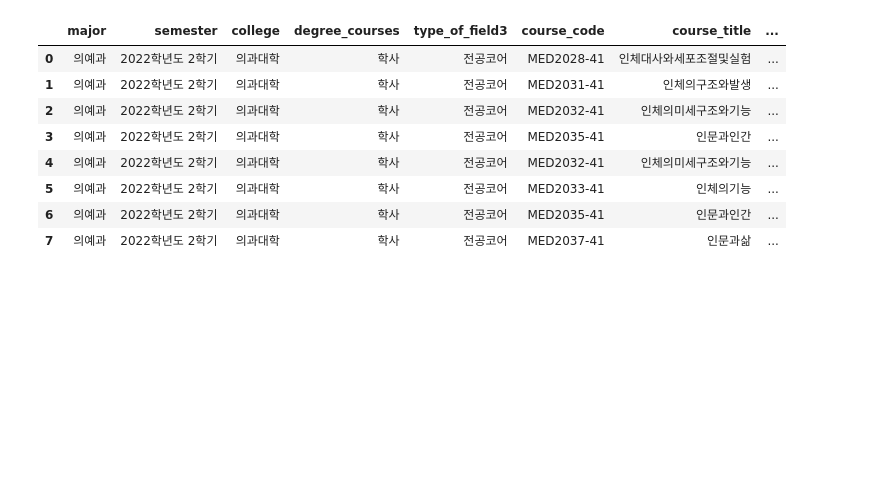
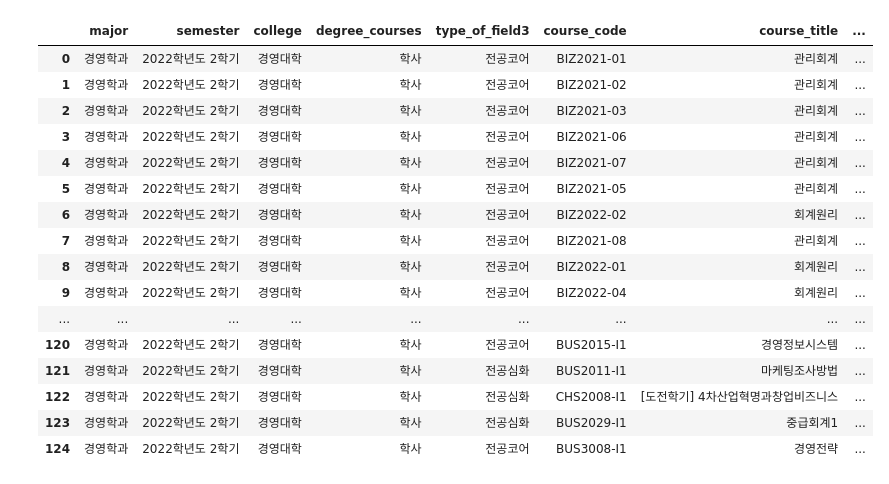
Before and after one commit to ownvoy/DSC3037-Fall-2022, a Jupyter notebook: datacleaning.ipynb, the cells around one changed output. Saved outputs shown, nothing was run; the diff lists cells and outputs as text; code cells hidden in the pictures; blank space fills up the shorter version.

```diff
--- a/datacleaning.ipynb
+++ b/datacleaning.ipynb
@@ -2,10 +2,10 @@
 import json, pandas as pd
 # %%
 import json, pandas as pd
-with open(r'D:\DSC3037\data\의예과\2022학년도 2학기.json',encoding='UTF8') as f:
+with open(r'D:\DSC3037\data\경영학과\2022학년도 2학기.json',encoding='UTF8') as f:
     js = json.loads(f.read()) ## json 라이브러리 이용
 df1 = pd.DataFrame(js)
-df1 = pd.read_json(r'D:\DSC3037\data\의예과\2022학년도 2학기.json',encoding='UTF8') ## pd.read_json 이용
+df1 = pd.read_json(r'D:\DSC3037\data\경영학과\2022학년도 2학기.json',encoding='UTF8') ## pd.read_json 이용
 df2_list = df1['course'].to_list()
 
 # 보기 삭제
@@ -63,38 +63,46 @@ for each in df2_list:
         each[-1] = temp
         each[-2] = 'nan'
 # df2_ list를 dataframe으로
 df1['course'] = df2_list
 
 collumnName = ['degree_courses',
                                     'type_of_field3',
                                     'course_code',
                                     'course_title',
                                     'course_title_english',
                                     'instructor',
                                     'campus',
                                     'type_of_field2',
                                     'credits(Hrs)',
                                     'classtime',
                                     'type_of_class1',
                                     'type_of_class2',
                                     'remarks']
 
 
 for idx, name in  enumerate(collumnName):
     df1[name] = df1['course'].str.get(idx)
 
 
 
 df1=df1.drop(['course'], axis='columns')
 pd.set_option('display.max_rows',None)
 df1
 # %% [output]
 |  | major | semester | college | degree_courses | type_of_field3 | course_code | course_title | ... |
-| 0 | 의예과 | 2022학년도 2학기 | 의과대학 | 학사 | 전공코어 | MED2028-41 | 인체대사와세포조절및실험 | ... |
-| 1 | 의예과 | 2022학년도 2학기 | 의과대학 | 학사 | 전공코어 | MED2031-41 | 인체의구조와발생 | ... |
-| 2 | 의예과 | 2022학년도 2학기 | 의과대학 | 학사 | 전공코어 | MED2032-41 | 인체의미세구조와기능 | ... |
-| 3 | 의예과 | 2022학년도 2학기 | 의과대학 | 학사 | 전공코어 | MED2035-41 | 인문과인간 | ... |
-| 4 | 의예과 | 2022학년도 2학기 | 의과대학 | 학사 | 전공코어 | MED2032-41 | 인체의미세구조와기능 | ... |
-| 5 | 의예과 | 2022학년도 2학기 | 의과대학 | 학사 | 전공코어 | MED2033-41 | 인체의기능 | ... |
-| 6 | 의예과 | 2022학년도 2학기 | 의과대학 | 학사 | 전공코어 | MED2035-41 | 인문과인간 | ... |
-| 7 | 의예과 | 2022학년도 2학기 | 의과대학 | 학사 | 전공코어 | MED2037-41 | 인문과삶 | ... |
+| 0 | 경영학과 | 2022학년도 2학기 | 경영대학 | 학사 | 전공코어 | BIZ2021-01 | 관리회계 | ... |
+| 1 | 경영학과 | 2022학년도 2학기 | 경영대학 | 학사 | 전공코어 | BIZ2021-02 | 관리회계 | ... |
+| 2 | 경영학과 | 2022학년도 2학기 | 경영대학 | 학사 | 전공코어 | BIZ2021-03 | 관리회계 | ... |
+| 3 | 경영학과 | 2022학년도 2학기 | 경영대학 | 학사 | 전공코어 | BIZ2021-06 | 관리회계 | ... |
+| 4 | 경영학과 | 2022학년도 2학기 | 경영대학 | 학사 | 전공코어 | BIZ2021-07 | 관리회계 | ... |
+| 5 | 경영학과 | 2022학년도 2학기 | 경영대학 | 학사 | 전공코어 | BIZ2021-05 | 관리회계 | ... |
+| 6 | 경영학과 | 2022학년도 2학기 | 경영대학 | 학사 | 전공코어 | BIZ2022-02 | 회계원리 | ... |
+| 7 | 경영학과 | 2022학년도 2학기 | 경영대학 | 학사 | 전공코어 | BIZ2021-08 | 관리회계 | ... |
+| 8 | 경영학과 | 2022학년도 2학기 | 경영대학 | 학사 | 전공코어 | BIZ2022-01 | 회계원리 | ... |
+| 9 | 경영학과 | 2022학년도 2학기 | 경영대학 | 학사 | 전공코어 | BIZ2022-04 | 회계원리 | ... |
+| ... | ... | ... | ... | ... | ... | ... | ... | ... |
+| 120 | 경영학과 | 2022학년도 2학기 | 경영대학 | 학사 | 전공코어 | BUS2015-I1 | 경영정보시스템 | ... |
+| 121 | 경영학과 | 2022학년도 2학기 | 경영대학 | 학사 | 전공심화 | BUS2011-I1 | 마케팅조사방법 | ... |
+| 122 | 경영학과 | 2022학년도 2학기 | 경영대학 | 학사 | 전공심화 | CHS2008-I1 | [도전학기] 4차산업혁명과창업비즈니스 | ... |
+| 123 | 경영학과 | 2022학년도 2학기 | 경영대학 | 학사 | 전공심화 | BUS2029-I1 | 중급회계1 | ... |
+| 124 | 경영학과 | 2022학년도 2학기 | 경영대학 | 학사 | 전공코어 | BUS3008-I1 | 경영전략 | ... |
```
